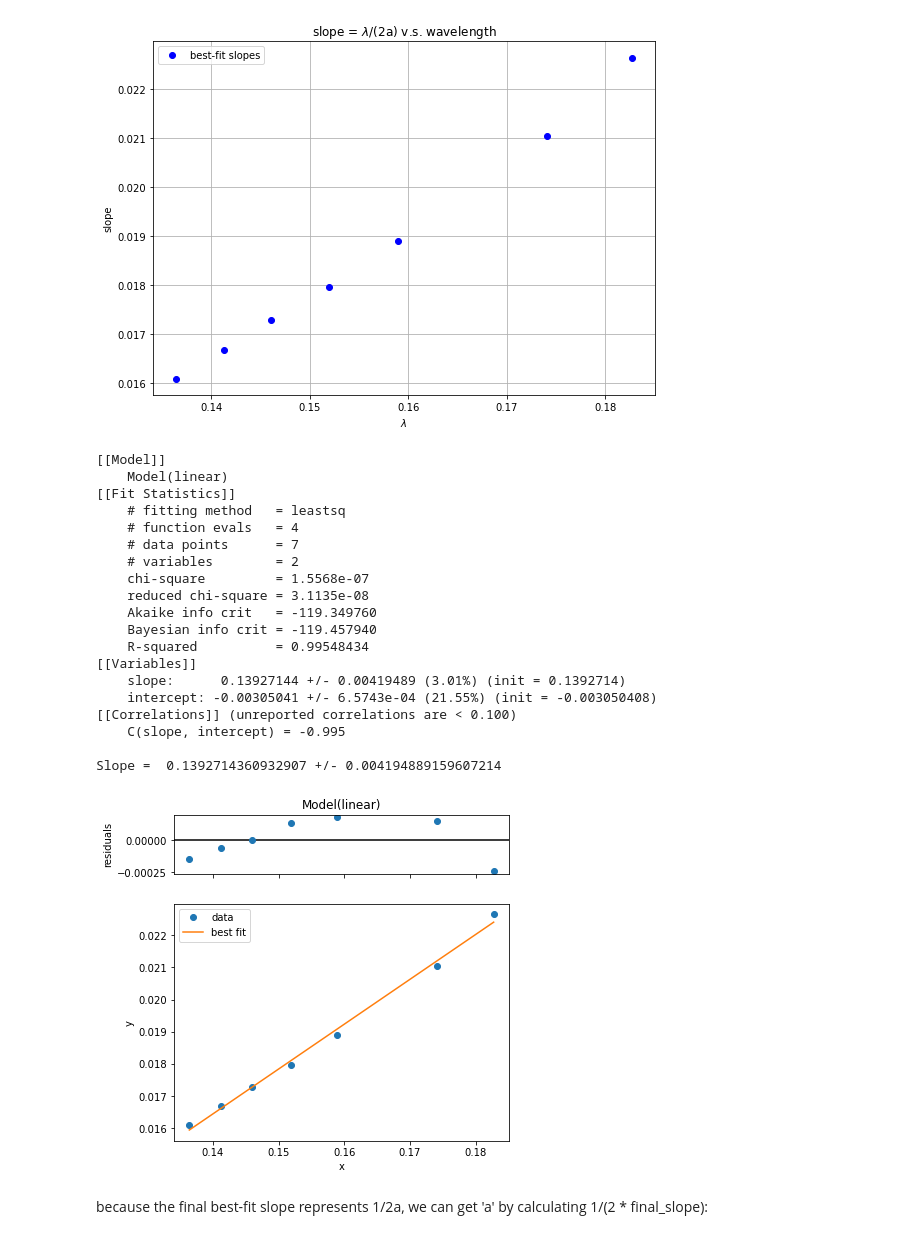
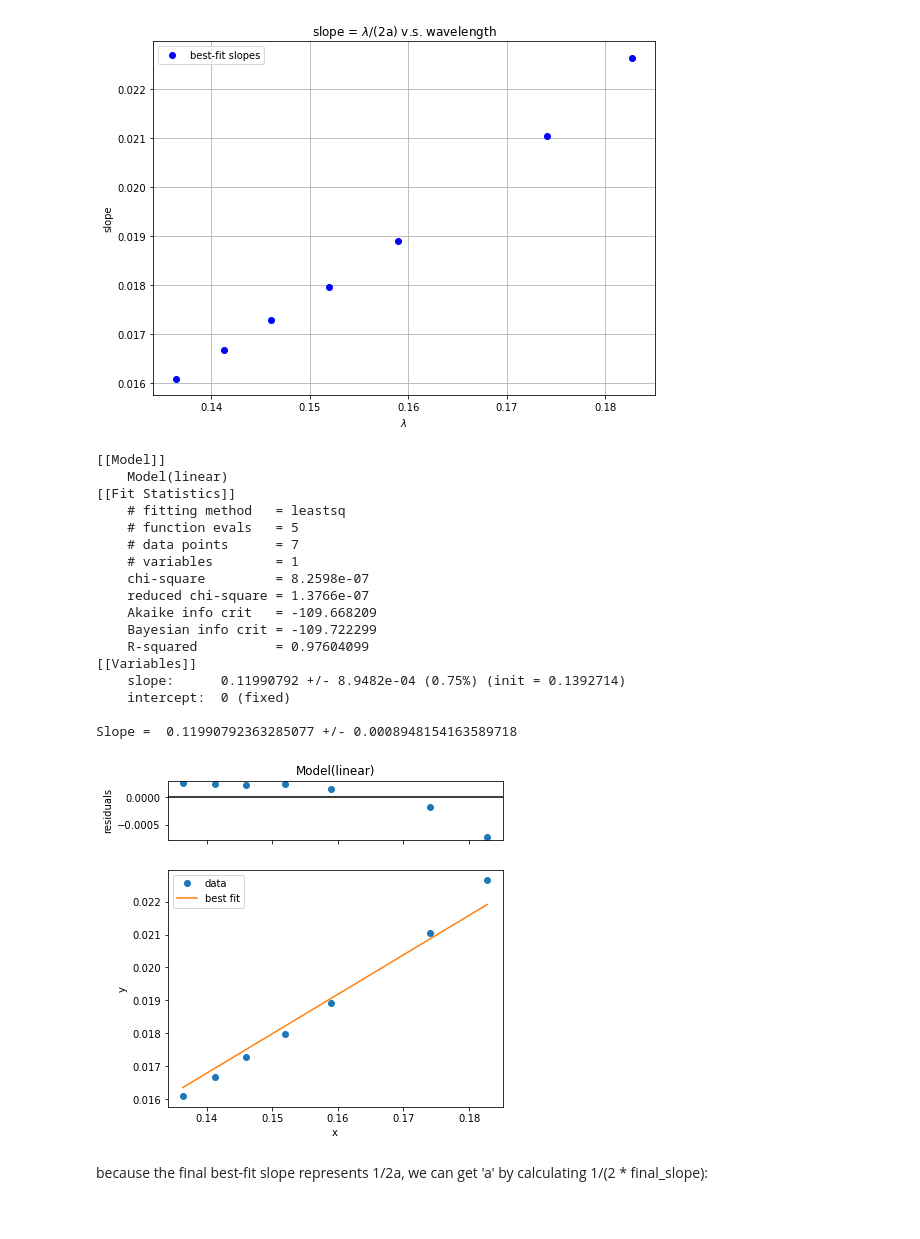
Before and after one commit to ahserhan/CMX, a Jupyter notebook: electron-diffraction.ipynb, the cells around one changed output. Drawn from its saved outputs; the diff is of its cells as text; code cells hidden in the pictures.

```diff
--- a/electron-diffraction.ipynb
+++ b/electron-diffraction.ipynb
@@ -246,8 +246,8 @@ aram_guess = line.guess(voltage7, x = x_fcc)
 line_fit = line.fit(voltage7, param_guess, x = x_fcc)
 s7 = line_fit.params['slope'].value
 
-slope = np.array([s1,s2,s3,s4,s5,s6,s7])
-slope
+slopes = np.array([s1,s2,s3,s4,s5,s6,s7])
+slopes
 # %% [output]
 array([0.02264575, 0.02104692, 0.01890988, 0.01797582, 0.01728762,
        0.01668456, 0.01609582])
@@ -274,33 +274,33 @@ plt.legend()
 [figure]
 # %%
 line = LinearModel()
-param_guess = line.guess(slope, x = wavelength)
-line_fit = line.fit(slope, param_guess, x = wavelength)
+param_guess = line.guess(slopes, x = wavelength)
+param_guess['intercept'].value = 0
+param_guess['intercept'].vary = False
+line_fit = line.fit(slopes, param_guess, x = wavelength)
 print(line_fit.fit_report())
 print('\nSlope = ',line_fit.params['slope'].value,'+/-',line_fit.params['slope'].stderr)
 final_slope = line_fit.params['slope'].value
 line_fit.plot();
 # %% [output]
 [[Model]]
     Model(linear)
 [[Fit Statistics]]
     # fitting method   = leastsq
-    # function evals   = 4
+    # function evals   = 5
     # data points      = 7
-    # variables        = 2
-    chi-square         = 1.5568e-07
-    reduced chi-square = 3.1135e-08
-    Akaike info crit   = -119.349760
-    Bayesian info crit = -119.457940
-    R-squared          = 0.99548434
+    # variables        = 1
+    chi-square         = 8.2598e-07
+    reduced chi-square = 1.3766e-07
+    Akaike info crit   = -109.668209
+    Bayesian info crit = -109.722299
+    R-squared          = 0.97604099
 [[Variables]]
-    slope:      0.13927144 +/- 0.00419489 (3.01%) (init = 0.1392714)
-    intercept: -0.00305041 +/- 6.5743e-04 (21.55%) (init = -0.003050408)
-[[Correlations]] (unreported correlations are < 0.100)
-    C(slope, intercept) = -0.995
+    slope:      0.11990792 +/- 8.9482e-04 (0.75%) (init = 0.1392714)
+    intercept:  0 (fixed)
 
-Slope =  0.1392714360932907 +/- 0.004194889159607214
+Slope =  0.11990792363285077 +/- 0.0008948154163589718
-[figure, old version]
+[figure, new version]
 # %% [markdown]
 because the final best-fit slope represents 1/2a, we can get 'a' by calculating 1/(2 * final_slope):
 # %%
```
Also changed, not shown: parts of 6 cells of this notebook.
